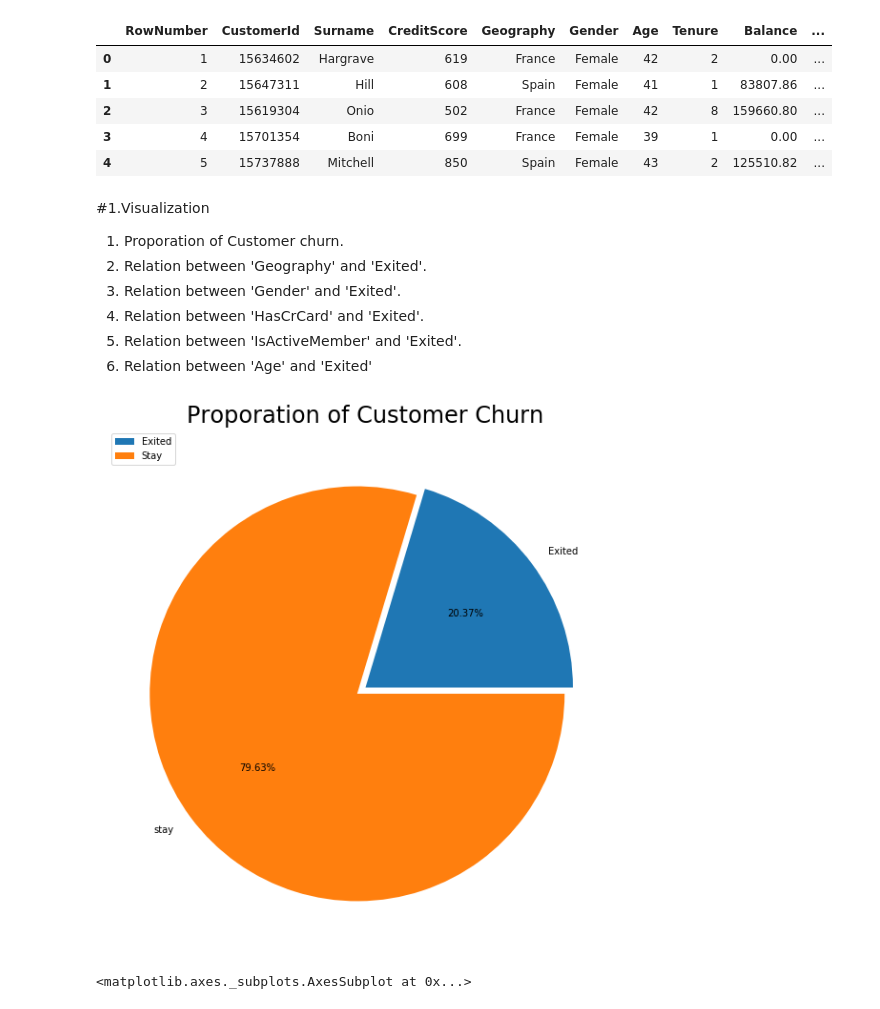
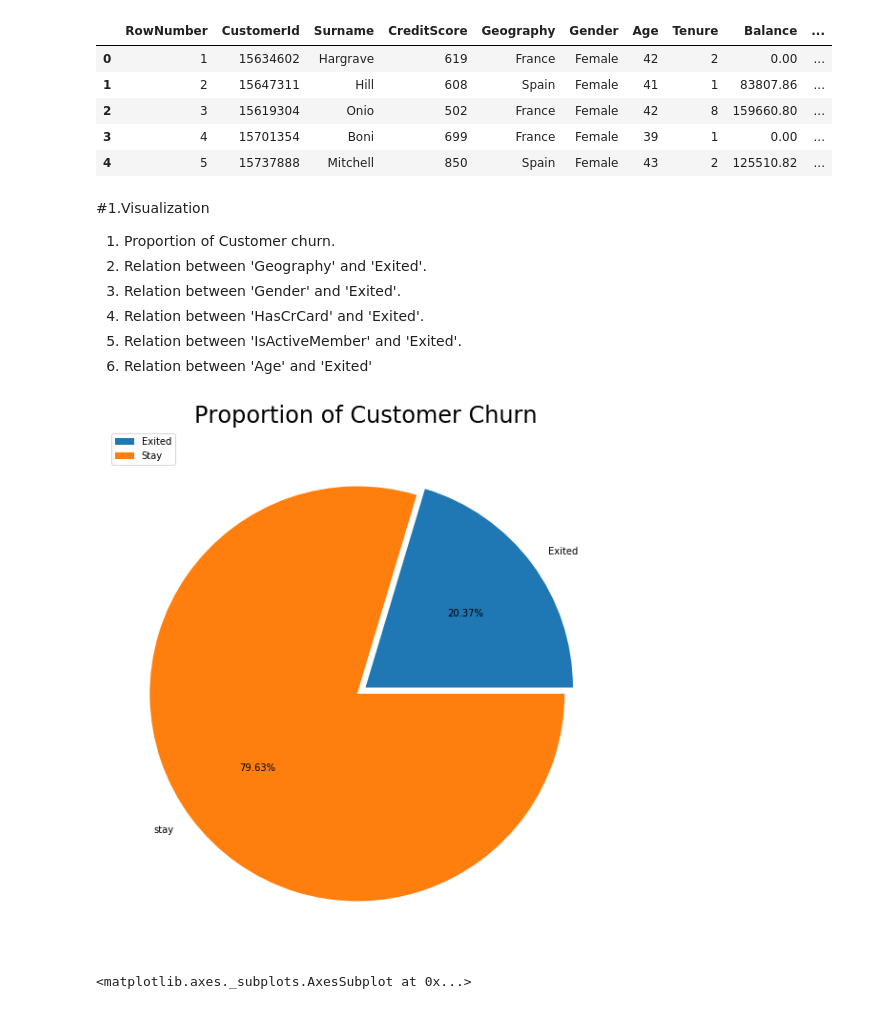
Before and after one commit to mustafa1adel/Bank-Customer-Churn, a Jupyter notebook: ChurnBank.ipynb, the cells around one changed output. Drawn from its saved outputs; the diff is of its cells as text; code cells hidden in the pictures.

```diff
--- a/ChurnBank.ipynb
+++ b/ChurnBank.ipynb
@@ -26,7 +26,7 @@ data.head()
 #1.Visualization
 
 
-1. Proporation of Customer churn.
+1. Proportion of Customer churn.
 2. Relation between 'Geography' and 'Exited'.
 3. Relation between 'Gender' and 'Exited'.
 4. Relation between 'HasCrCard' and 'Exited'.
@@ -35,17 +35,17 @@ data.head()
 # %%
 #Create a list that contains the number of exited customer and the
 ExitedAN = [data.Exited[data['Exited']==1].count(), data.Exited[data['Exited']==0].count()]
 
 #set figure size and title
 plt.subplots(figsize=(10, 10))
-plt.title('Proporation of Customer Churn', size = 24)
+plt.title('Proportion of Customer Churn', size = 24)
 
-#display the proporation of Customer Churn
+#display the proportion of Customer Churn
 plt.pie(ExitedAN,labels = ['Exited', 'stay'], autopct='%.2f%%', explode = (0 , 0.05))
 plt.legend(labels = ['Exited', 'Stay'], loc = "upper left")
 plt.show()
 # %% [output]
-[figure, old version]
+[figure, new version]
 # %%
 #set the figsize and number of subplts
 fig, axarr = plt.subplots(2, 2, figsize=(20, 10))
```
Also changed, not shown: parts of 5 cells of this notebook.
